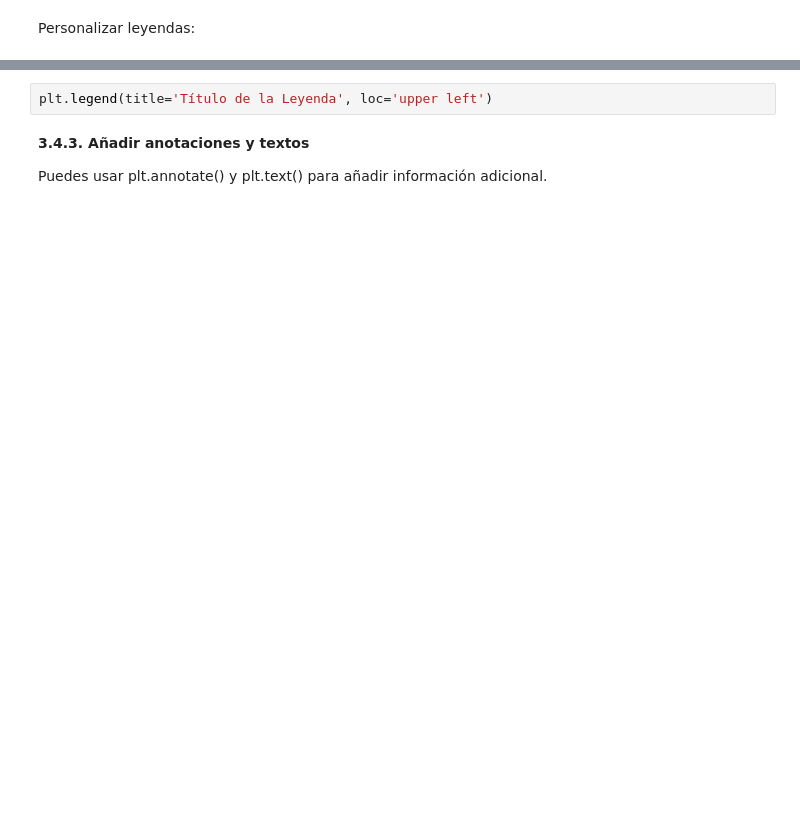
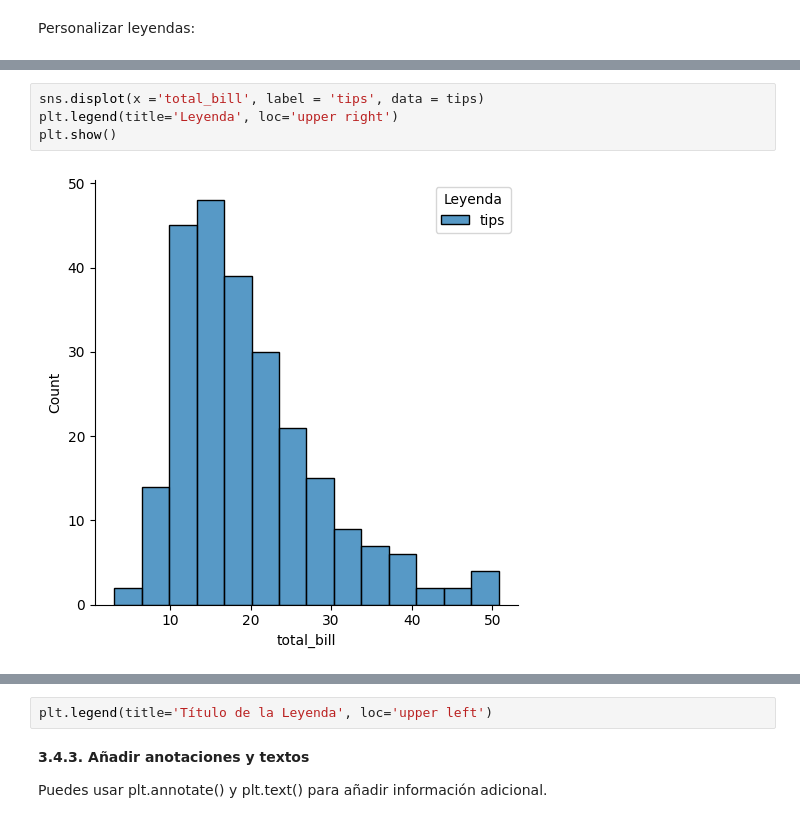
Before and after one commit to JPalaciosCh/ciclo_1_Programacion_101, a Jupyter notebook: 08_visualizacion_de_datos_con_matplotlib_y_seaborn.ipynb, the cells around one changed output, grey strips where cells are left out. Drawn from its saved outputs; the diff is of its cells as text; blank space fills up the shorter version.

```diff
--- a/08_visualizacion_de_datos_con_matplotlib_y_seaborn.ipynb
+++ b/08_visualizacion_de_datos_con_matplotlib_y_seaborn.ipynb
@@ -725,0 +775,6 @@ Personalizar leyendas:
+# %%
+sns.displot(x ='total_bill', label = 'tips', data = tips)
+plt.legend(title='Leyenda', loc='upper right')
+plt.show()
+# %% [output]
+[figure, added]
```
Also changed, not shown: parts of 20 cells of this notebook.
